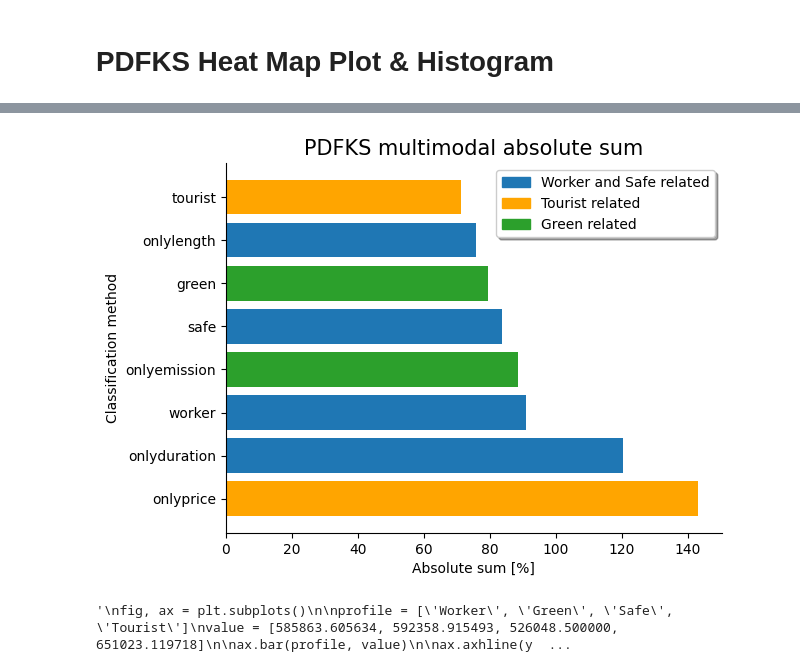
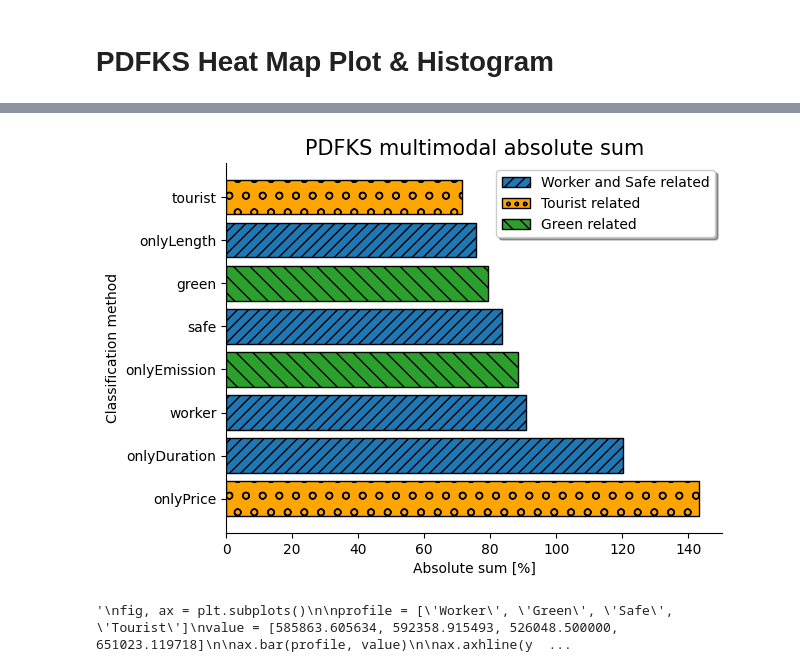
Before and after one commit to CamiloHMS/london_routing, a Jupyter notebook: route_eval.ipynb, the cells around one changed output, grey strips where cells are left out. Saved outputs shown, nothing was run; the diff lists cells and outputs as text; code cells hidden in the pictures.

```diff
--- a/route_eval.ipynb
+++ b/route_eval.ipynb
@@ -310,7 +310,7 @@ def annotate_heatmap(im, data=None, valfmt="{x:.2f}",
 
 matplotlib.rcParams.update({'font.size': 13})
 
-profiles = ["worker","green","safe","tourist","onlyduration","onlylength","onlyemission","onlyprice"]
+profiles = ["worker","green","safe","tourist","onlyDuration","onlyLength","onlyEmission","onlyPrice"]
 
 features = ["duration","length","emission","price"]
 
@@ -319,7 +319,7 @@ result_np = np.array(result)
 fig, ax = plt.subplots(figsize=(16,9),dpi=80)
 
 im, cbar = heatmap(result_np, profiles, features, ax=ax,
-                   cmap="Reds_r", cbarlabel="PDFKS Value",vmin=-100, vmax=0)
+                   cmap="Greys_r", cbarlabel="PDFKS Value",vmin=-100, vmax=0)
 texts = annotate_heatmap(im, valfmt="{x:.1f}")
 
 fig.tight_layout()
@@ -352,37 +352,45 @@ import seaborn as sns
 plt.rcdefaults()
 fig, ax = plt.subplots()
 #sns.set(style="whitegrid")
 blue = "tab:blue"
 yellow = "orange"
 green = "tab:green"
 
 colors = [yellow,blue,green,blue,green,blue,blue,yellow]
+hatches = ['o','///','\\\\','///',"\\\\",'///','///','o']
 
 ax.barh(profiles_names, values, align='center',color = colors)
 ax.set_yticks(profiles_names, labels=profiles_names)
 
-leg_g1 = mpatches.Patch(color=blue,label="Worker and Safe related")
-leg_g2 = mpatches.Patch(color=yellow,label="Tourist related")
-leg_g3 = mpatches.Patch(color=green,label="Green related")
+
+leg_g1 = mpatches.Patch(facecolor=blue,edgecolor='black',label="Worker and Safe related",hatch=hatches[1])
+leg_g2 = mpatches.Patch(facecolor=yellow,edgecolor='black',label="Tourist related",hatch='oo')
+leg_g3 = mpatches.Patch(facecolor=green,edgecolor='black',label="Green related",hatch=hatches[2])
 
 plt.legend(loc="upper right",
            #bbox_to_anchor=(-0.45,1.08),
            ncol=1,
            fancybox=True,
            shadow=True,
            #fontsize="x-large",
            handles = [leg_g1,leg_g2,leg_g3])
 
+for i, box in enumerate(ax.patches):
+    box.set_hatch(hatches[i])
+    fc = box.get_facecolor()
+    box.set_edgecolor('black')
+    box.set_facecolor(fc)
+
 
 sns.despine()
 ax.invert_yaxis()  # labels read top-to-bottom
 ax.set_xlabel('Absolute sum [%]')
 ax.set_ylabel('Classification method')
 plt.title("PDFKS multimodal absolute sum", size=15)
 plt.savefig("results/plots/classification.pdf",bbox_inches="tight")
 plt.show()
 # %% [output]
-[figure, old version]
+[figure, new version]
 # %%
 #features = ['crimes','accidents','nature','attractions','duration','traffic','length','polution']
 #profile = ['Worker', 'Green', 'Safe', 'Tourist']
```
Also changed, not shown: parts of 1 cell of this notebook, 44 other files.
